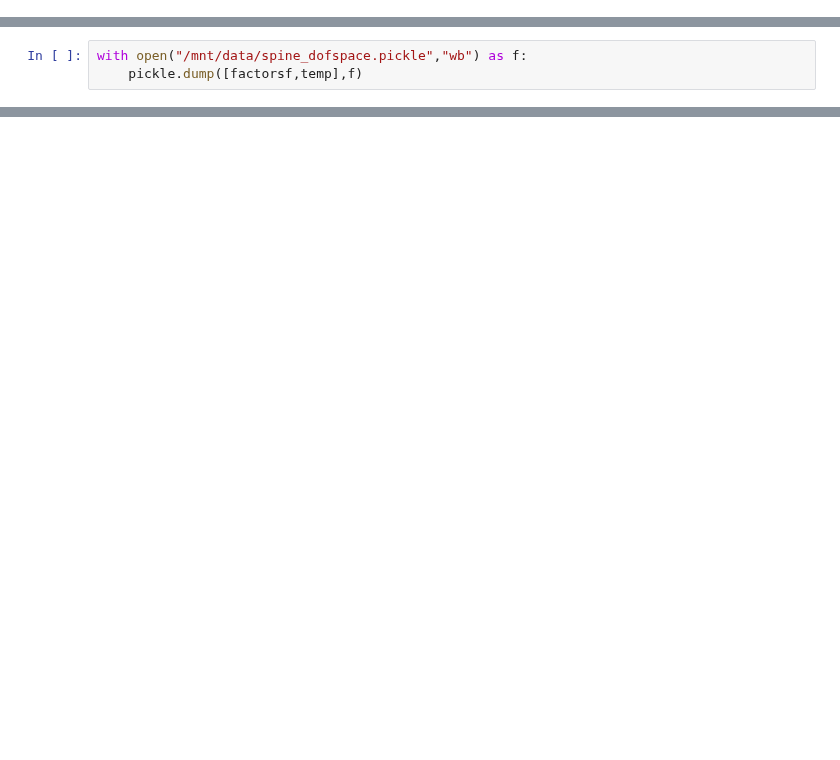
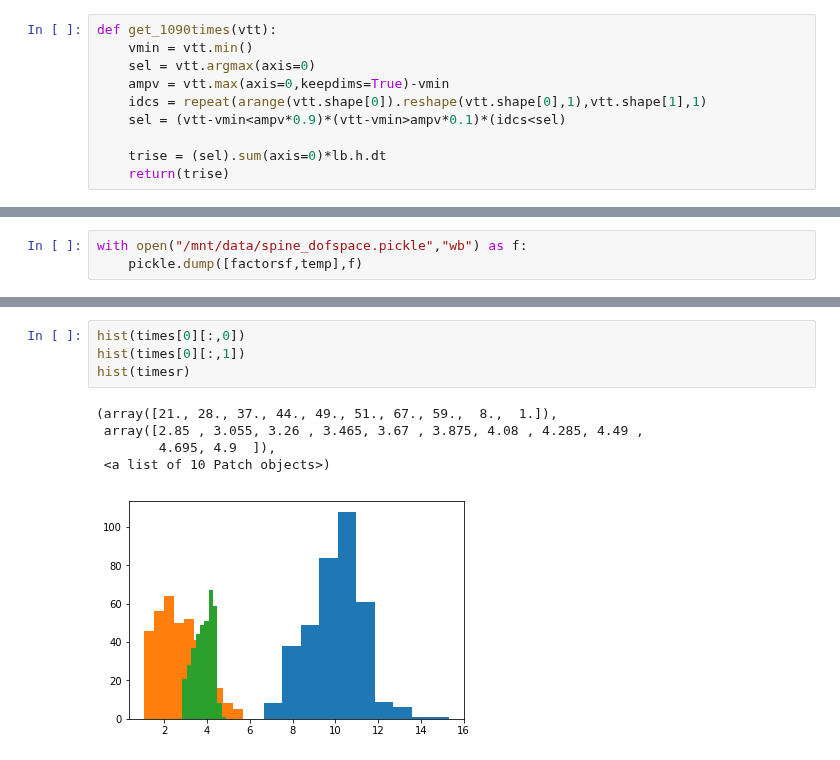
Before and after one commit to p-serna/SpineModel, a Jupyter notebook: Proper Spine Model - Inhibition x2 - Space parameter search CV.ipynb, the cells around one changed output, grey strips where cells are left out. Cells and saved outputs as stored; diff of their text form; blank space fills up the shorter version.

```diff
--- a/Proper Spine Model - Inhibition x2 - Space parameter search CV.ipynb
+++ b/Proper Spine Model - Inhibition x2 - Space parameter search CV.ipynb
@@ -639,3 +641,13 @@ spdata['Rneck'] = Rneck0*1.0
 2850 : [2.85000000e+03 1.03138111e+00 9.29125771e-01 8.08412466e-01
  2.14215259e+00 3.99674554e-01]
 KeyboardInterrupt:
+# %%
+def get_1090times(vtt):
+    vmin = vtt.min()
+    sel = vtt.argmax(axis=0)
+    ampv = vtt.max(axis=0,keepdims=True)-vmin
+    idcs = repeat(arange(vtt.shape[0]).reshape(vtt.shape[0],1),vtt.shape[1],1)
+    sel = (vtt-vmin<ampv*0.9)*(vtt-vmin>ampv*0.1)*(idcs<sel)
+
+    trise = (sel).sum(axis=0)*lb.h.dt
+    return(trise)
@@ -644,0 +739,10 @@ with open("/mnt/data/spine_dofspace.pickle","wb") as f:
+# %%
+hist(times[0][:,0])
+hist(times[0][:,1])
+hist(timesr)
+# %% [output]
+(array([21., 28., 37., 44., 49., 51., 67., 59.,  8.,  1.]),
+ array([2.85 , 3.055, 3.26 , 3.465, 3.67 , 3.875, 4.08 , 4.285, 4.49 ,
+        4.695, 4.9  ]),
+ <a list of 10 Patch objects>)
+[figure, added]
```
Also changed, not shown: parts of 26 cells of this notebook, 5 other files.
